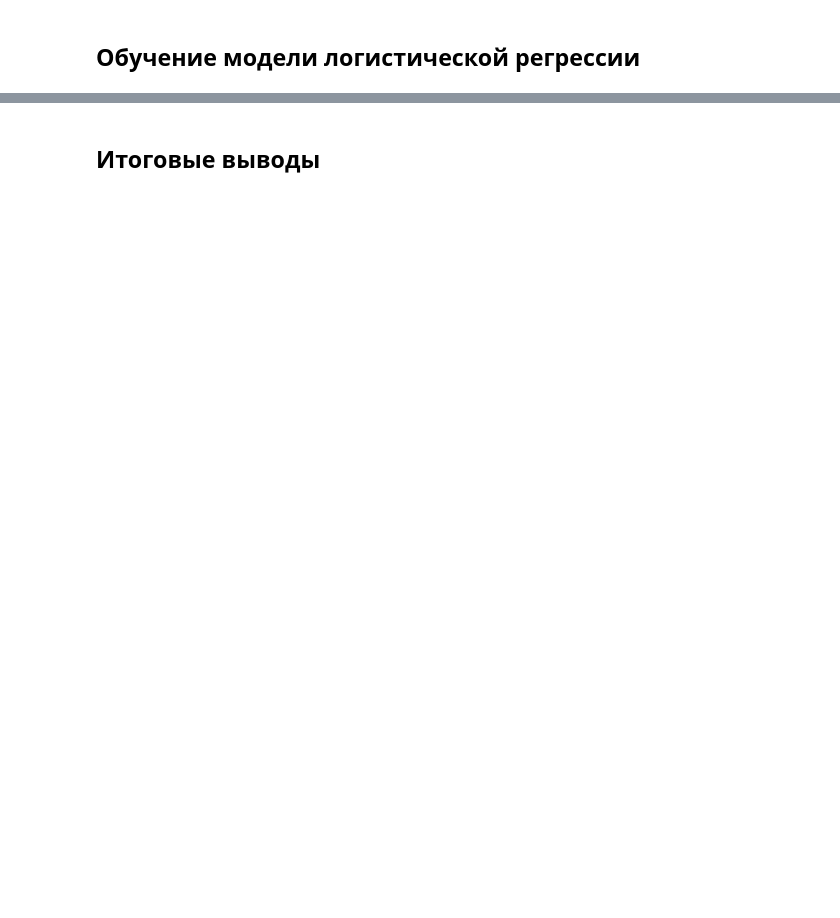
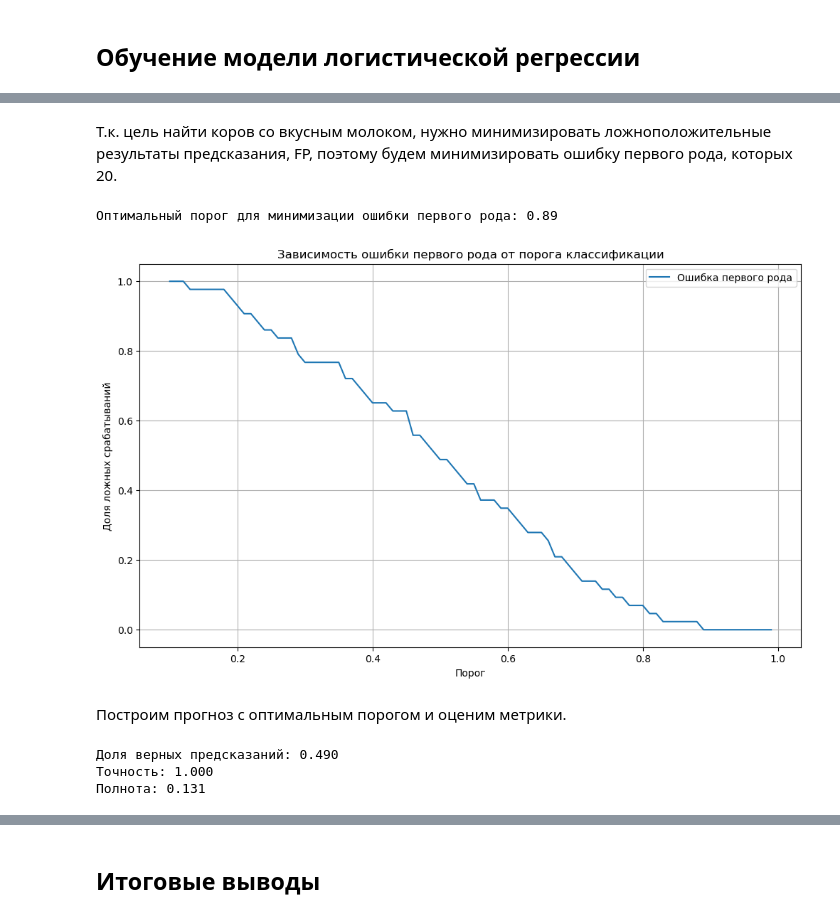
Before and after one commit to EvanderLatine/DS_Practicum, a Jupyter notebook: Ferm_Predictions/research.ipynb, the cells around one changed output, grey strips where cells are left out. Cells and saved outputs as stored; diff of their text form; code cells hidden in the pictures; blank space fills up the shorter version.

```diff
--- a/Ferm_Predictions/research.ipynb
+++ b/Ferm_Predictions/research.ipynb
@@ -1238,0 +1283,49 @@ y_pred_new
+# %% [markdown]
+Т.к. цель найти коров со вкусным молоком, нужно минимизировать ложноположительные результаты предсказания, FP, поэтому будем минимизировать ошибку первого рода, которых 20.
+# %%
+data = pd.DataFrame(zip(y_test_4, y_proba),
+                    columns = ["y_valid", "y_proba"]).sort_values(by="y_proba",ascending=False)
+columns = []
+thresholds = [round(i, 2) for i in np.linspace(0.1, 1, num = 100, endpoint=False)]
+
+for i in thresholds:
+    columns.append("y_pred_"+str(i))
+    data["y_pred_"+str(i)] = data["y_proba"].apply(lambda x: 1 if x > i else 0)
+
+total_negatives = (data["y_valid"] == 0).sum()
+type_1_errors = []
+
+for thresh in thresholds:
+    predicted_positives = data["y_proba"] > thresh
+    false_positives = ((predicted_positives == True) & (data["y_valid"] == 0)).sum()
+    fp_rate = false_positives / total_negatives if total_negatives > 0 else 0
+    type_1_errors.append(fp_rate)
+
+optimal_threshold_index = np.argmin(type_1_errors)
+optimal_threshold = thresholds[optimal_threshold_index]
+print(f"Оптимальный порог для минимизации ошибки первого рода: {optimal_threshold:.2f}")
+
+plt.figure(figsize=(12, 7))
+plt.plot(thresholds, type_1_errors, linestyle='-', label="Ошибка первого рода")
+plt.title("Зависимость ошибки первого рода от порога классификации")
+plt.xlabel("Порог")
+plt.ylabel("Доля ложных срабатываний")
+plt.legend()
+plt.grid(True)
+plt.savefig('type_1_error_plot.png')
+# %% [output]
+Оптимальный порог для минимизации ошибки первого рода: 0.89
+[figure, added]
+# %% [markdown]
+Построим прогноз с оптимальным порогом и оценим метрики.
+# %%
+def custom_predict(X, threshold):
+    probs = clf.predict_proba(X)
+    return (probs[:, 1] > threshold).astype(int)
+
+adjusted_predicts = custom_predict(X_test, threshold=0.89)
+print_metrics(y_test_4, adjusted_predicts)
+# %% [output]
+Доля верных предсказаний: 0.490
+Точность: 1.000
+Полнота: 0.131
```
Also changed, not shown: parts of 20 cells of this notebook.
